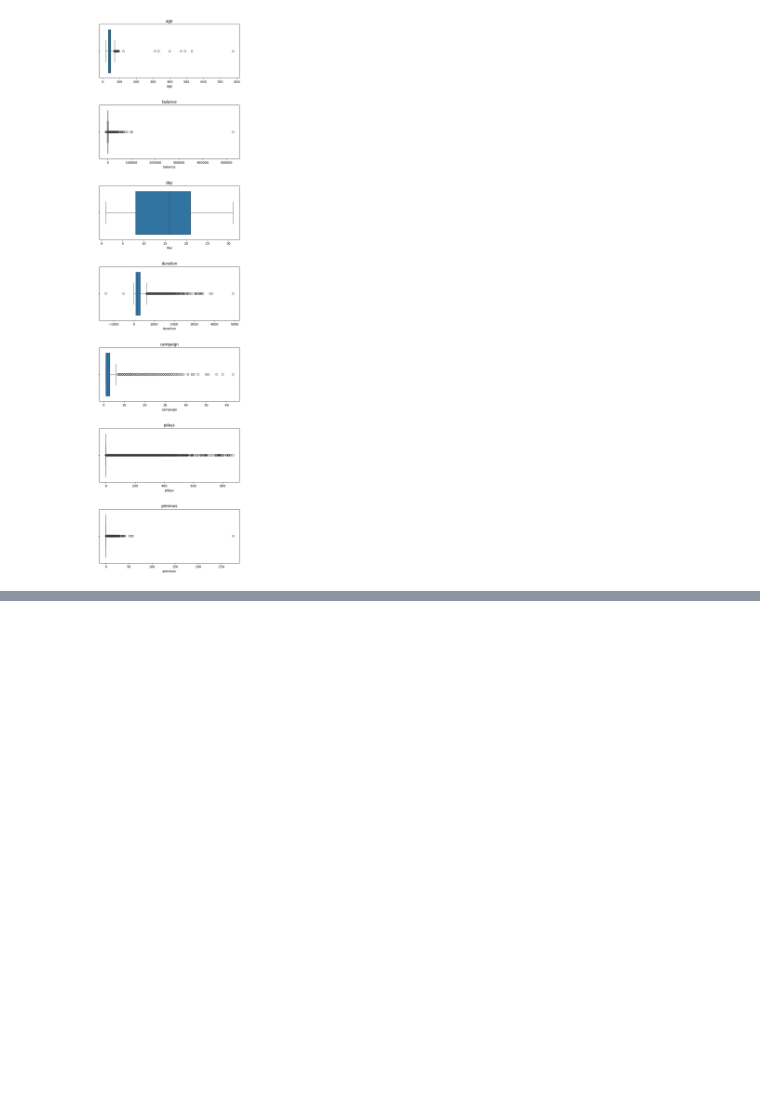
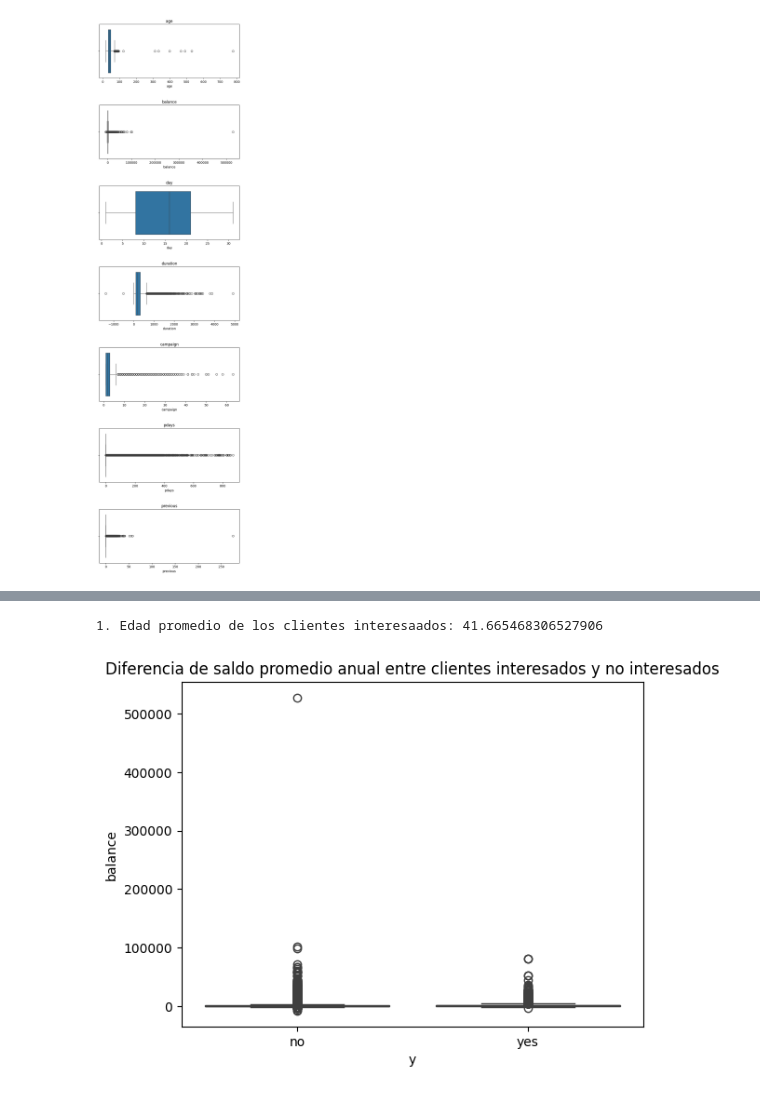
Before and after one commit to BladimirBL/Talento-Tech, a Jupyter notebook: New_Notebook_Data_Cleaning_.ipynb, the cells around one changed output, grey strips where cells are left out. Saved outputs shown, nothing was run; the diff lists cells and outputs as text; code cells hidden in the pictures; blank space fills up the shorter version.

```diff
--- a/New_Notebook_Data_Cleaning_.ipynb
+++ b/New_Notebook_Data_Cleaning_.ipynb
@@ -246,0 +387,5 @@ for i, col in enumerate(cols_cat):
+# %%
+# marital: unificar div. y divorced
+print(data['marital'].unique())
+data['marital'] = data['marital'].str.replace('div','divorced', regex=False)
+print(data['marital'].unique)
@@ -246,0 +406,6 @@ for i, col in enumerate(cols_cat):
+# %%
+# education: unificar sec. y secondary, unk y unknown
+print(data['education'].unique())
+data['education'] = data['education'].str.replace('sec','secondary', regex=False)
+data.loc[data['education']=='unk','education'] = 'unknown'
+print(data['education'].unique)
@@ -246,0 +426,7 @@ for i, col in enumerate(cols_cat):
+# %%
+# contact: unificar telephone. y phone
+
+print(data['contact'].unique())
+data.loc[data['contact']=='phone','contact'] = 'telephone'
+data.loc[data['contact']=='mobile','contact'] = 'cellular'
+print(data['contact'].unique())
@@ -246,0 +436,6 @@ for i, col in enumerate(cols_cat):
+# %%
+#  # poutcome: unificar unk y unknown
+
+print(data['poutcome'].unique())
+data.loc[data['poutcome']=='unk','poutcome'] = 'unknown'
+print(data['poutcome'].unique())
@@ -246,0 +493,15 @@ for i, col in enumerate(cols_cat):
+# %%
+edad_promedio_interesados = data[data['y']=='yes'] ['age'].mean()
+print('1. Edad promedio de los clientes interesaados:', edad_promedio_interesados)
+# %% [output]
+1. Edad promedio de los clientes interesaados: 41.665468306527906
+# %%
+# diferencia de ingresos entre clientes interesados y no interesados en el certificado de depósito
+import pandas as pd
+import seaborn as sns
+import matplotlib.pyplot as plt
+sns.boxplot(x='y', y='balance', data=data)
+plt.title('Diferencia de saldo promedio anual entre clientes interesados y no interesados')
+plt.show()
+# %% [output]
+[figure, added]
```
Also changed, not shown: parts of 27 cells of this notebook.
